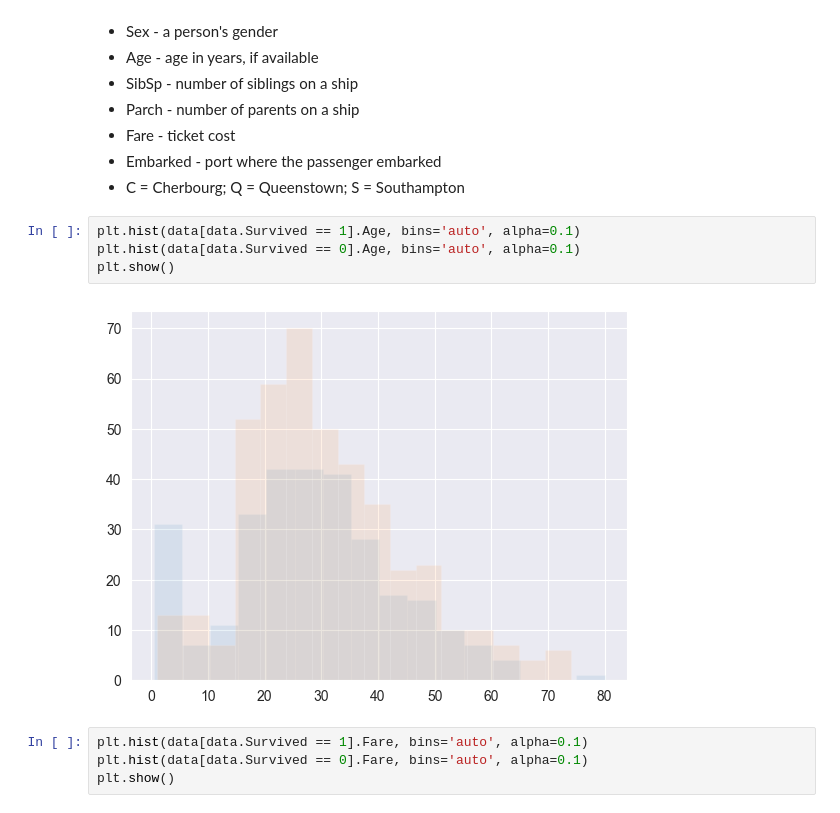
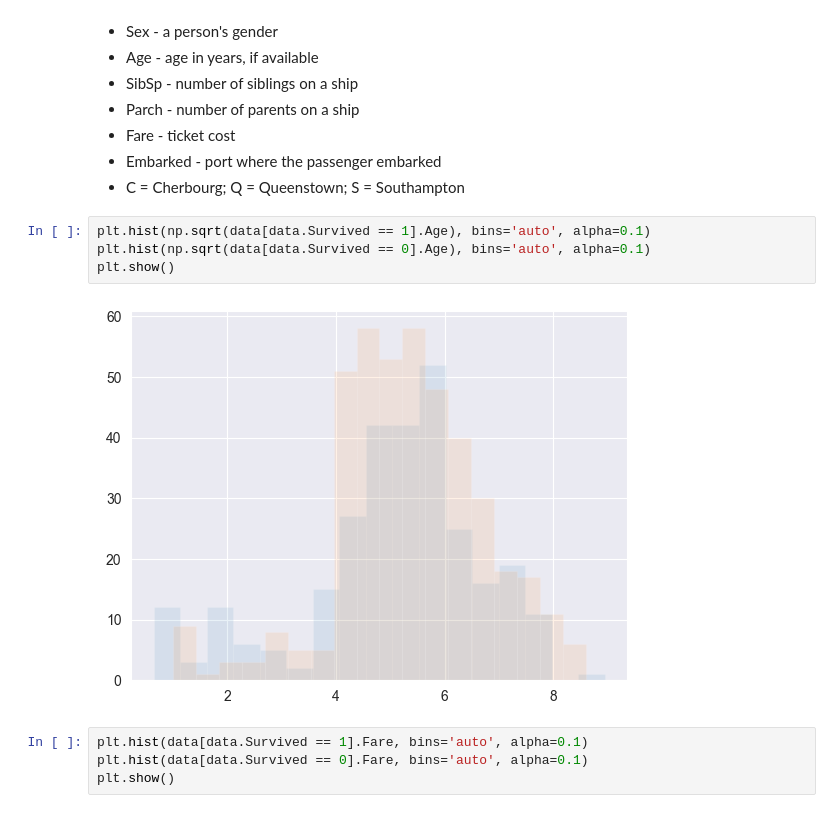
Before and after one commit to IBRINEI/MLHW2023, a Jupyter notebook: 03-linear-classification/Classification_HW.ipynb, the cells around one changed output. Saved outputs shown, nothing was run; the diff lists cells and outputs as text.

```diff
--- a/03-linear-classification/Classification_HW.ipynb
+++ b/03-linear-classification/Classification_HW.ipynb
@@ -49,11 +51,11 @@ Here's some of the columns
 * Embarked - port where the passenger embarked
  * C = Cherbourg; Q = Queenstown; S = Southampton
 # %%
-plt.hist(data[data.Survived == 1].Age, bins='auto', alpha=0.1)
-plt.hist(data[data.Survived == 0].Age, bins='auto', alpha=0.1)
+plt.hist(np.sqrt(data[data.Survived == 1].Age), bins='auto', alpha=0.1)
+plt.hist(np.sqrt(data[data.Survived == 0].Age), bins='auto', alpha=0.1)
 plt.show()
 # %% [output]
-[figure, old version]
+[figure, new version]
 # %%
 plt.hist(data[data.Survived == 1].Fare, bins='auto', alpha=0.1)
 plt.hist(data[data.Survived == 0].Fare, bins='auto', alpha=0.1)
```
Also changed, not shown: parts of 5 cells of this notebook, 1 other file.
